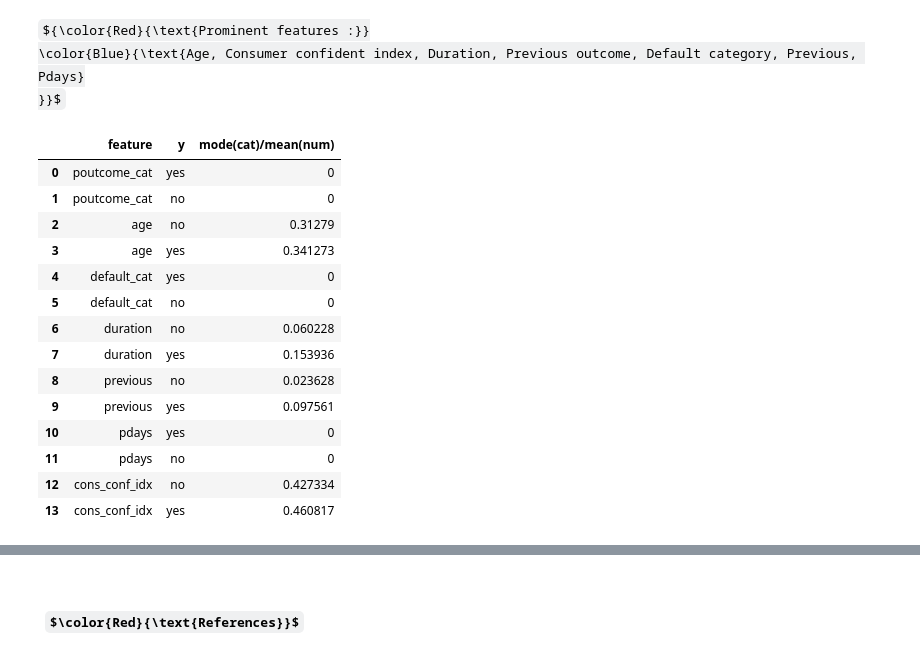
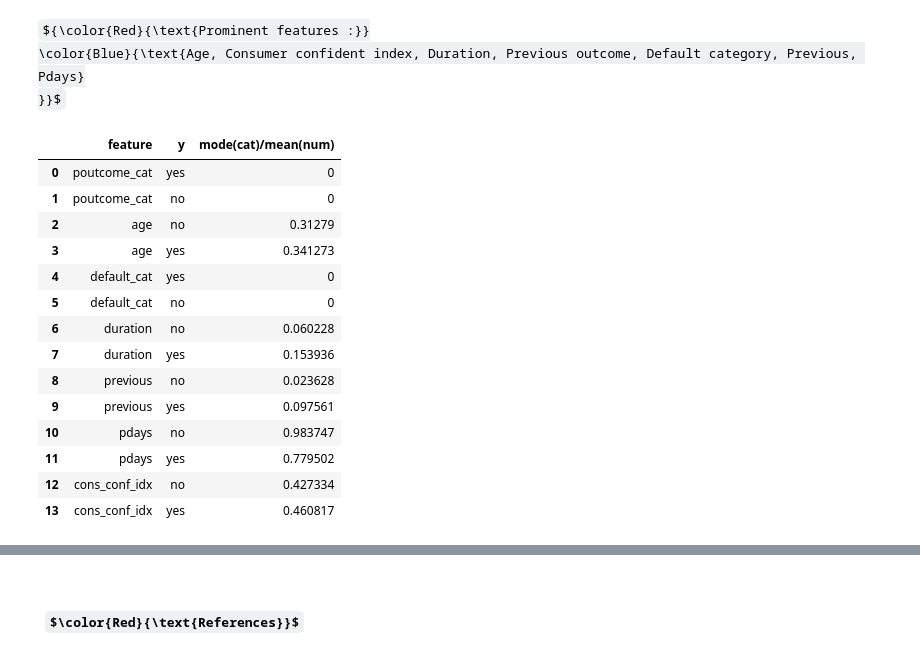
Before and after one commit to deshanchathusanka/human-centered-visual-analytics, a Jupyter notebook: bank_marketing_analysis.ipynb, the cells around one changed output, grey strips where cells are left out. Drawn from its saved outputs; the diff is of its cells as text; code cells hidden in the pictures; some formulas as TeX source.

```diff
--- a/bank_marketing_analysis.ipynb
+++ b/bank_marketing_analysis.ipynb
@@ -226,7 +226,7 @@ ${\color{Red}{\text{Prominent features :}}
 import statistics
 
 stat_df = pd.DataFrame(columns = ['feature', 'y', 'mode(cat)/mean(num)'])
-cat_features = ['poutcome_cat', 'default_cat', 'pdays']
+cat_features = ['poutcome_cat', 'default_cat']
 
 for index in selected_features:
 
@@ -249,35 +249,35 @@ for index in selected_features:
     feature_y_no_mode = statistics.mean(feature_y_no[index])
     feature_y_no_row = {
         'feature' : index,
         'y' : 'no',
         'mode(cat)/mean(num)' : feature_y_no_mode
     }
     stat_df = stat_df.append(feature_y_no_row, ignore_index=True)
 
     feature_y_yes = df_norm[df_norm['y']=='yes']
     feature_y_yes_mode = statistics.mean(feature_y_yes[index])
     feature_y_yes_row = {
         'feature' : index,
         'y' : 'yes',
         'mode(cat)/mean(num)' : feature_y_yes_mode
     }
     stat_df = stat_df.append(feature_y_yes_row, ignore_index=True)
 
 stat_df
 # %% [output]
 |  | feature | y | mode(cat)/mean(num) |
 | 0 | poutcome_cat | yes | 0 |
 | 1 | poutcome_cat | no | 0 |
 | 2 | age | no | 0.31279 |
 | 3 | age | yes | 0.341273 |
 | 4 | default_cat | yes | 0 |
 | 5 | default_cat | no | 0 |
 | 6 | duration | no | 0.060228 |
 | 7 | duration | yes | 0.153936 |
 | 8 | previous | no | 0.023628 |
 | 9 | previous | yes | 0.097561 |
-| 10 | pdays | yes | 0 |
-| 11 | pdays | no | 0 |
+| 10 | pdays | no | 0.983747 |
+| 11 | pdays | yes | 0.779502 |
 | 12 | cons_conf_idx | no | 0.427334 |
 | 13 | cons_conf_idx | yes | 0.460817 |
 # %%
```
Also changed, not shown: parts of 3 cells of this notebook.
